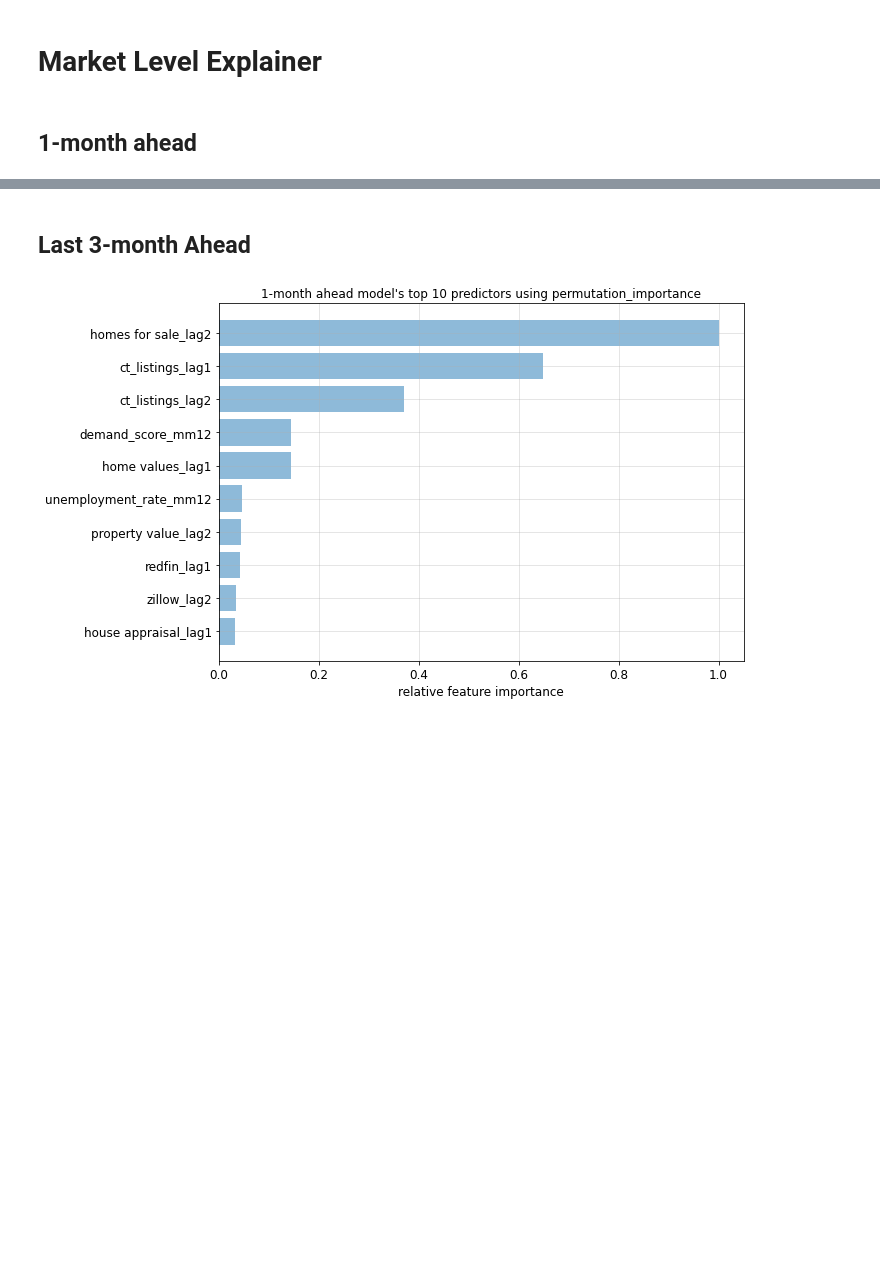
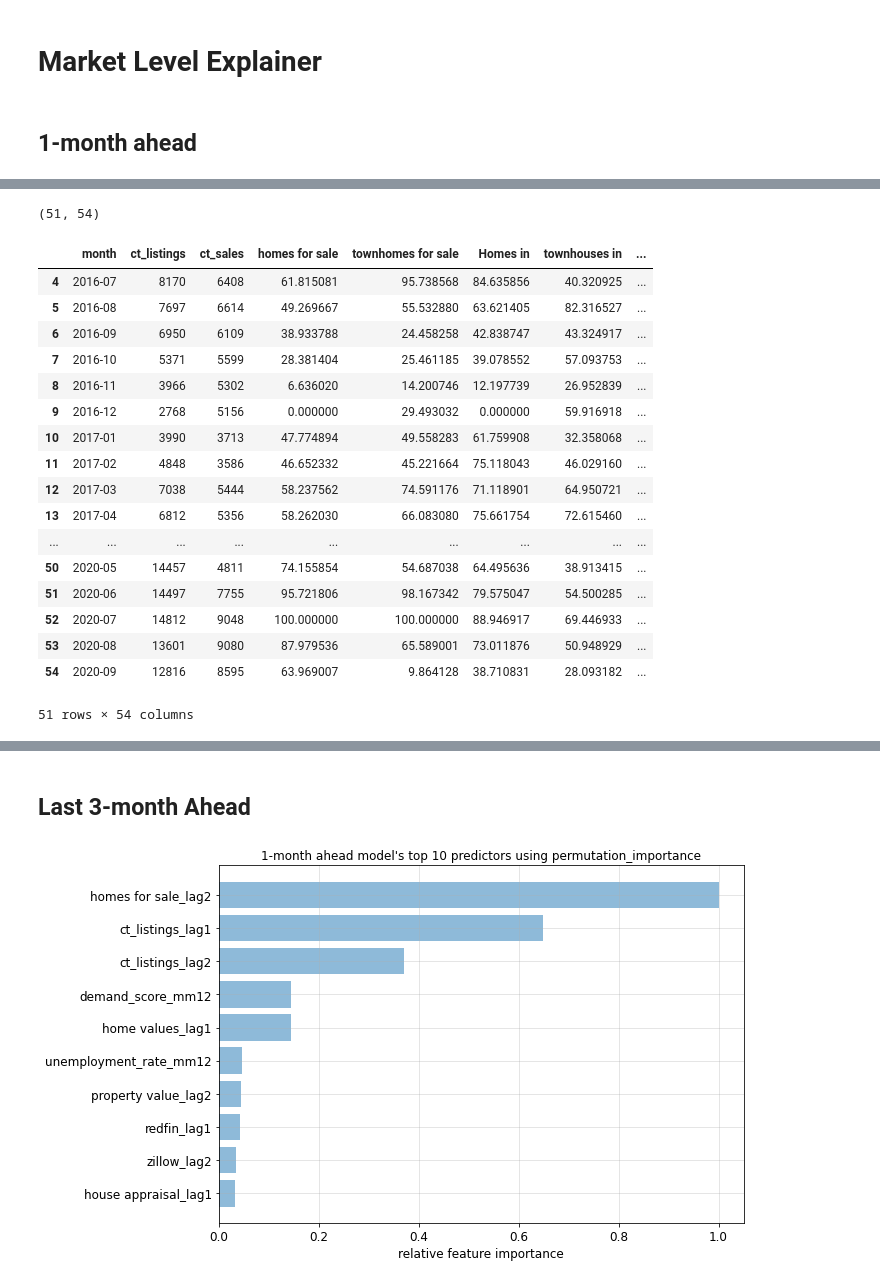
Before and after one commit to wijayajessica/Digital-Real-Estate-Index, a Jupyter notebook: market_level_forecasting/model_explainer/market_level_explainer.ipynb, the cells around one changed output, grey strips where cells are left out. Saved outputs shown, nothing was run; the diff lists cells and outputs as text; code cells hidden in the pictures; blank space fills up the shorter version.

```diff
--- a/market_level_forecasting/model_explainer/market_level_explainer.ipynb
+++ b/market_level_forecasting/model_explainer/market_level_explainer.ipynb
@@ -312,3 +333,28 @@ MAE:  486.4424134357658
+# %%
+df.shape
+# %% [output]
+(51, 54)
+# %%
+df
+# %% [output]
+|  | month | ct_listings | ct_sales | homes for sale | townhomes for sale | Homes in | townhouses in | ... |
+| 4 | 2016-07 | 8170 | 6408 | 61.815081 | 95.738568 | 84.635856 | 40.320925 | ... |
+| 5 | 2016-08 | 7697 | 6614 | 49.269667 | 55.532880 | 63.621405 | 82.316527 | ... |
+| 6 | 2016-09 | 6950 | 6109 | 38.933788 | 24.458258 | 42.838747 | 43.324917 | ... |
+| 7 | 2016-10 | 5371 | 5599 | 28.381404 | 25.461185 | 39.078552 | 57.093753 | ... |
+| 8 | 2016-11 | 3966 | 5302 | 6.636020 | 14.200746 | 12.197739 | 26.952839 | ... |
+| 9 | 2016-12 | 2768 | 5156 | 0.000000 | 29.493032 | 0.000000 | 59.916918 | ... |
+| 10 | 2017-01 | 3990 | 3713 | 47.774894 | 49.558283 | 61.759908 | 32.358068 | ... |
+| 11 | 2017-02 | 4848 | 3586 | 46.652332 | 45.221664 | 75.118043 | 46.029160 | ... |
+| 12 | 2017-03 | 7038 | 5444 | 58.237562 | 74.591176 | 71.118901 | 64.950721 | ... |
+| 13 | 2017-04 | 6812 | 5356 | 58.262030 | 66.083080 | 75.661754 | 72.615460 | ... |
+| ... | ... | ... | ... | ... | ... | ... | ... | ... |
+| 50 | 2020-05 | 14457 | 4811 | 74.155854 | 54.687038 | 64.495636 | 38.913415 | ... |
+| 51 | 2020-06 | 14497 | 7755 | 95.721806 | 98.167342 | 79.575047 | 54.500285 | ... |
+| 52 | 2020-07 | 14812 | 9048 | 100.000000 | 100.000000 | 88.946917 | 69.446933 | ... |
+| 53 | 2020-08 | 13601 | 9080 | 87.979536 | 65.589001 | 73.011876 | 50.948929 | ... |
+| 54 | 2020-09 | 12816 | 8595 | 63.969007 | 9.864128 | 38.710831 | 28.093182 | ... |
+51 rows × 54 columns
 # %%
 df['month_str'] = df['month'].apply(lambda x: str(x))
 
```
Also changed, not shown: parts of 12 cells of this notebook.
